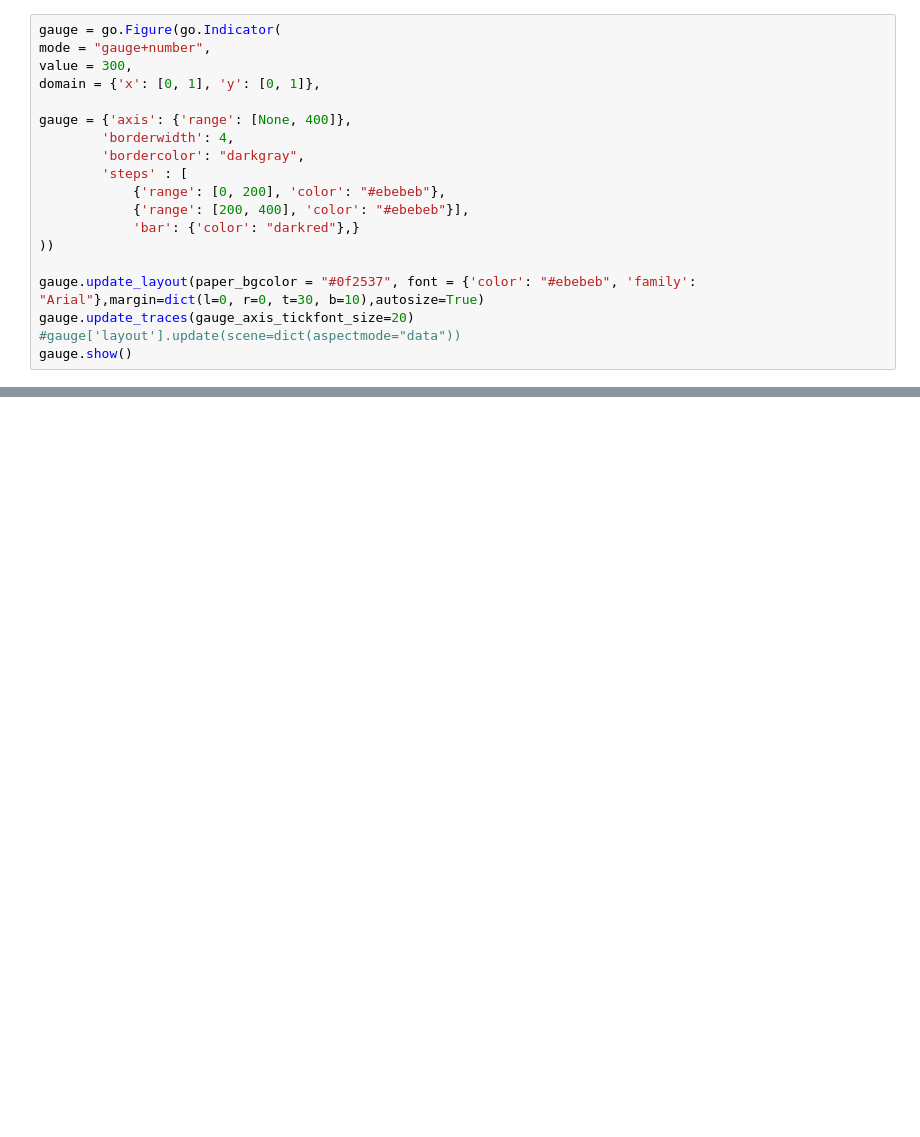
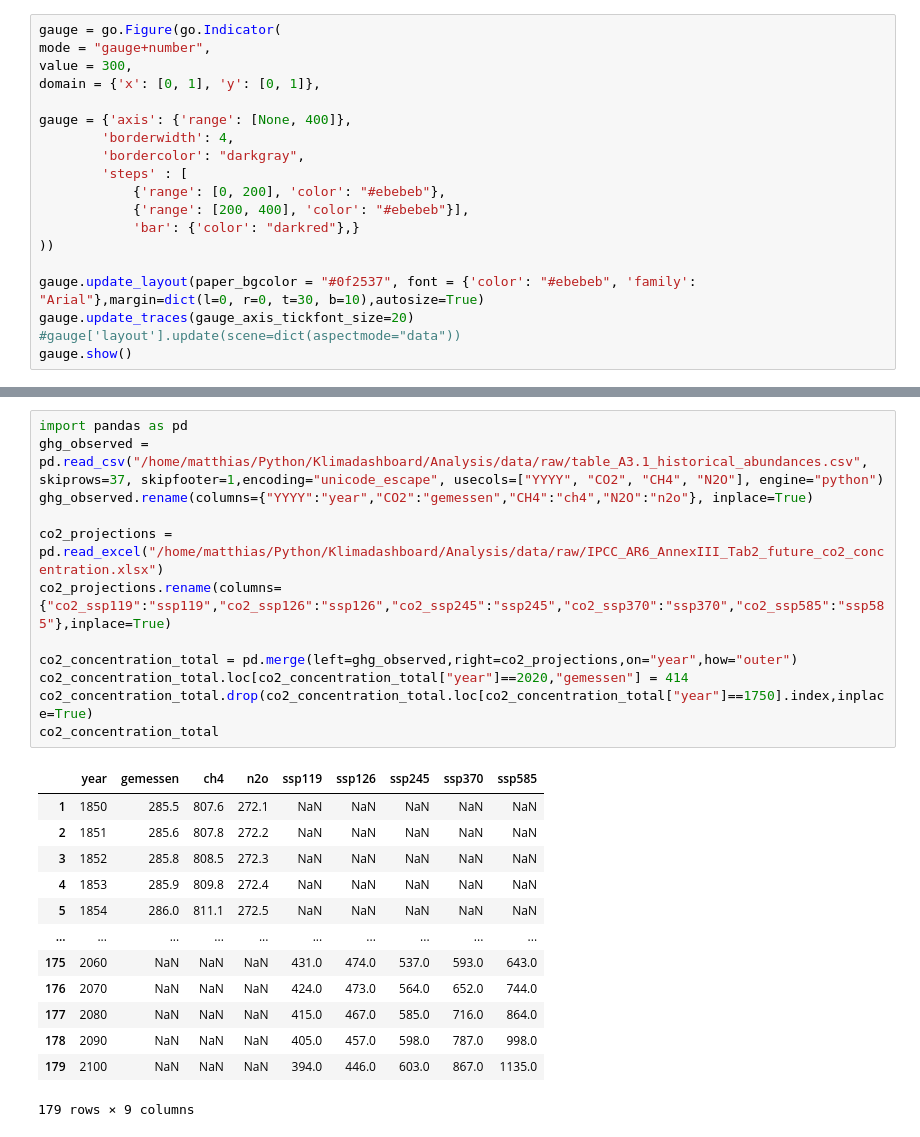
Before and after one commit to programlich/climate_dashboard, a Jupyter notebook: Analysis/climate.ipynb, the cells around one changed output, grey strips where cells are left out. Saved outputs shown, nothing was run; the diff lists cells and outputs as text; blank space fills up the shorter version.

```diff
--- a/Analysis/climate.ipynb
+++ b/Analysis/climate.ipynb
@@ -579,0 +593,26 @@ gauge.show()
+# %%
+import pandas as pd
+ghg_observed = pd.read_csv("/home/matthias/Python/Klimadashboard/Analysis/data/raw/table_A3.1_historical_abundances.csv", skiprows=37, skipfooter=1,encoding="unicode_escape", usecols=["YYYY", "CO2", "CH4", "N2O"], engine="python")
+ghg_observed.rename(columns={"YYYY":"year","CO2":"gemessen","CH4":"ch4","N2O":"n2o"}, inplace=True)
+
+co2_projections = pd.read_excel("/home/matthias/Python/Klimadashboard/Analysis/data/raw/IPCC_AR6_AnnexIII_Tab2_future_co2_concentration.xlsx")
+co2_projections.rename(columns={"co2_ssp119":"ssp119","co2_ssp126":"ssp126","co2_ssp245":"ssp245","co2_ssp370":"ssp370","co2_ssp585":"ssp585"},inplace=True)
+
+co2_concentration_total = pd.merge(left=ghg_observed,right=co2_projections,on="year",how="outer")
+co2_concentration_total.loc[co2_concentration_total["year"]==2020,"gemessen"] = 414
+co2_concentration_total.drop(co2_concentration_total.loc[co2_concentration_total["year"]==1750].index,inplace=True)
+co2_concentration_total
+# %% [output]
+|  | year | gemessen | ch4 | n2o | ssp119 | ssp126 | ssp245 | ssp370 | ssp585 |
+| 1 | 1850 | 285.5 | 807.6 | 272.1 | NaN | NaN | NaN | NaN | NaN |
+| 2 | 1851 | 285.6 | 807.8 | 272.2 | NaN | NaN | NaN | NaN | NaN |
+| 3 | 1852 | 285.8 | 808.5 | 272.3 | NaN | NaN | NaN | NaN | NaN |
+| 4 | 1853 | 285.9 | 809.8 | 272.4 | NaN | NaN | NaN | NaN | NaN |
+| 5 | 1854 | 286.0 | 811.1 | 272.5 | NaN | NaN | NaN | NaN | NaN |
+| ... | ... | ... | ... | ... | ... | ... | ... | ... | ... |
+| 175 | 2060 | NaN | NaN | NaN | 431.0 | 474.0 | 537.0 | 593.0 | 643.0 |
+| 176 | 2070 | NaN | NaN | NaN | 424.0 | 473.0 | 564.0 | 652.0 | 744.0 |
+| 177 | 2080 | NaN | NaN | NaN | 415.0 | 467.0 | 585.0 | 716.0 | 864.0 |
+| 178 | 2090 | NaN | NaN | NaN | 405.0 | 457.0 | 598.0 | 787.0 | 998.0 |
+| 179 | 2100 | NaN | NaN | NaN | 394.0 | 446.0 | 603.0 | 867.0 | 1135.0 |
+179 rows × 9 columns
```
Also changed, not shown: parts of 1 cell of this notebook, 4 other files.
